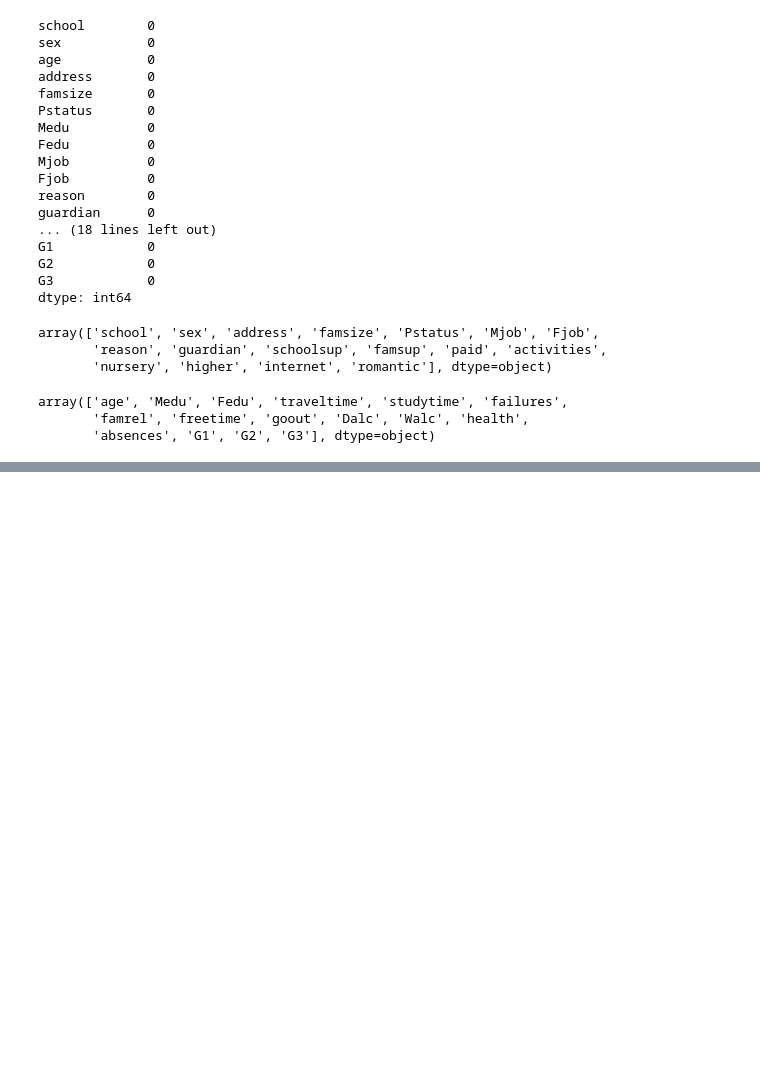
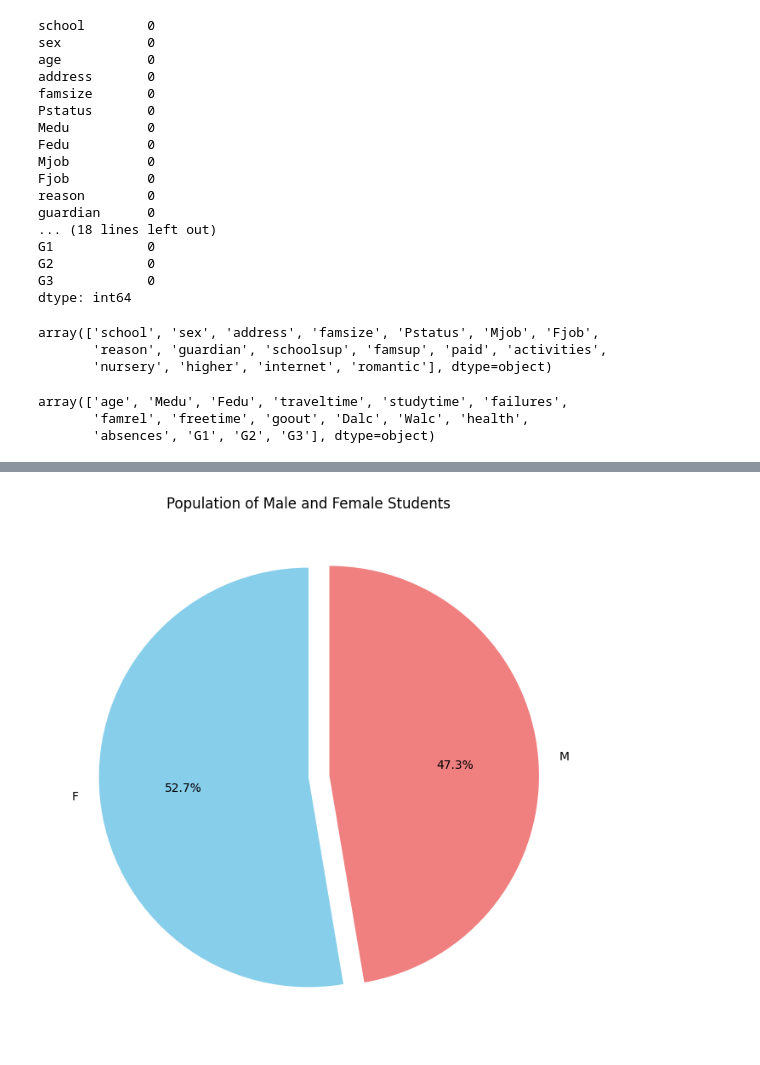
Before and after one commit to intheblueside/machine_learning_projects, a Jupyter notebook: student-grade/student_perf.ipynb, the cells around one changed output, grey strips where cells are left out. Drawn from its saved outputs; the diff is of its cells as text; code cells hidden in the pictures; blank space fills up the shorter version.

```diff
--- a/student-grade/student_perf.ipynb
+++ b/student-grade/student_perf.ipynb
@@ -92,0 +154,9 @@ array(['age', 'Medu', 'Fedu', 'traveltime', 'studytime', 'failures',
+# %%
+# male vs female students population
+plt.figure(figsize=(8, 8))
+df['sex'].value_counts().plot(kind='pie', autopct='%1.1f%%', colors=['skyblue', 'lightcoral'], explode=(0, 0.1), startangle=90)
+plt.title('Population of Male and Female Students')
+plt.ylabel('')
+plt.show()
+# %% [output]
+[figure, added]
```
Also changed, not shown: parts of 16 cells of this notebook.
